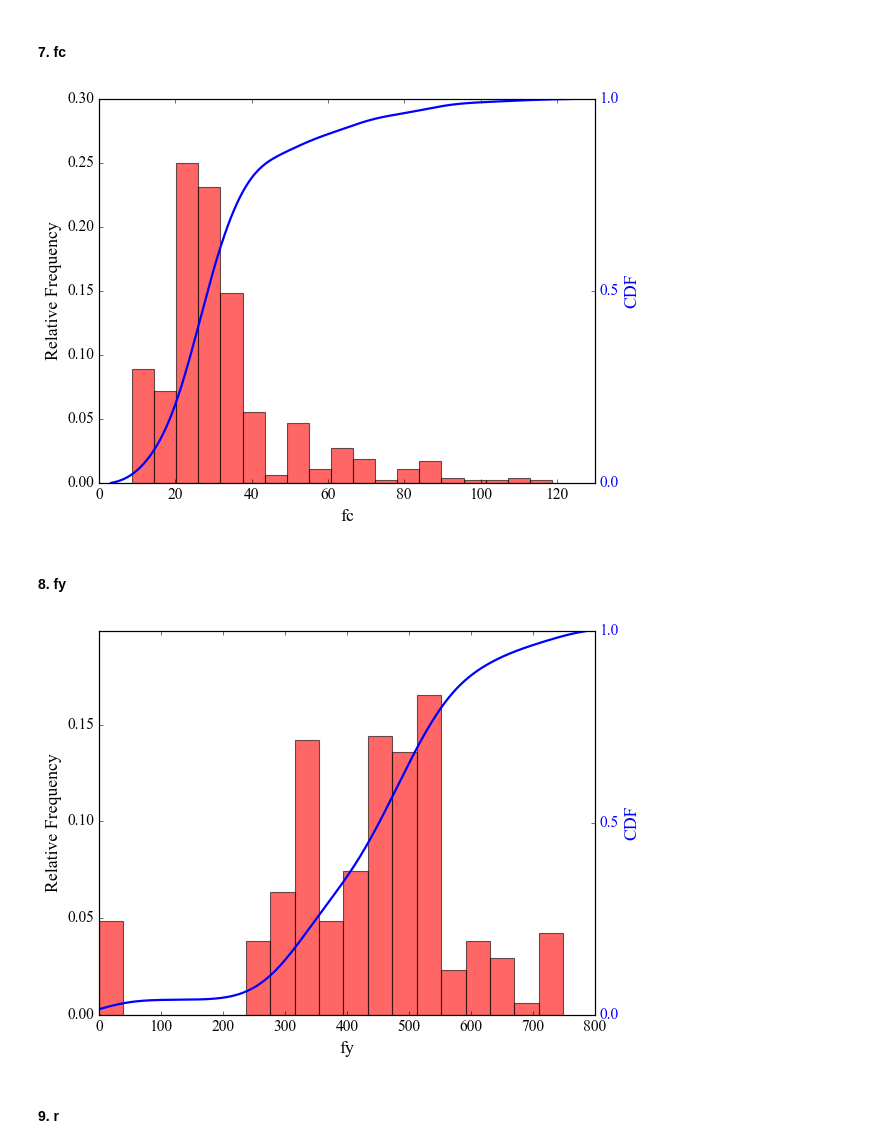
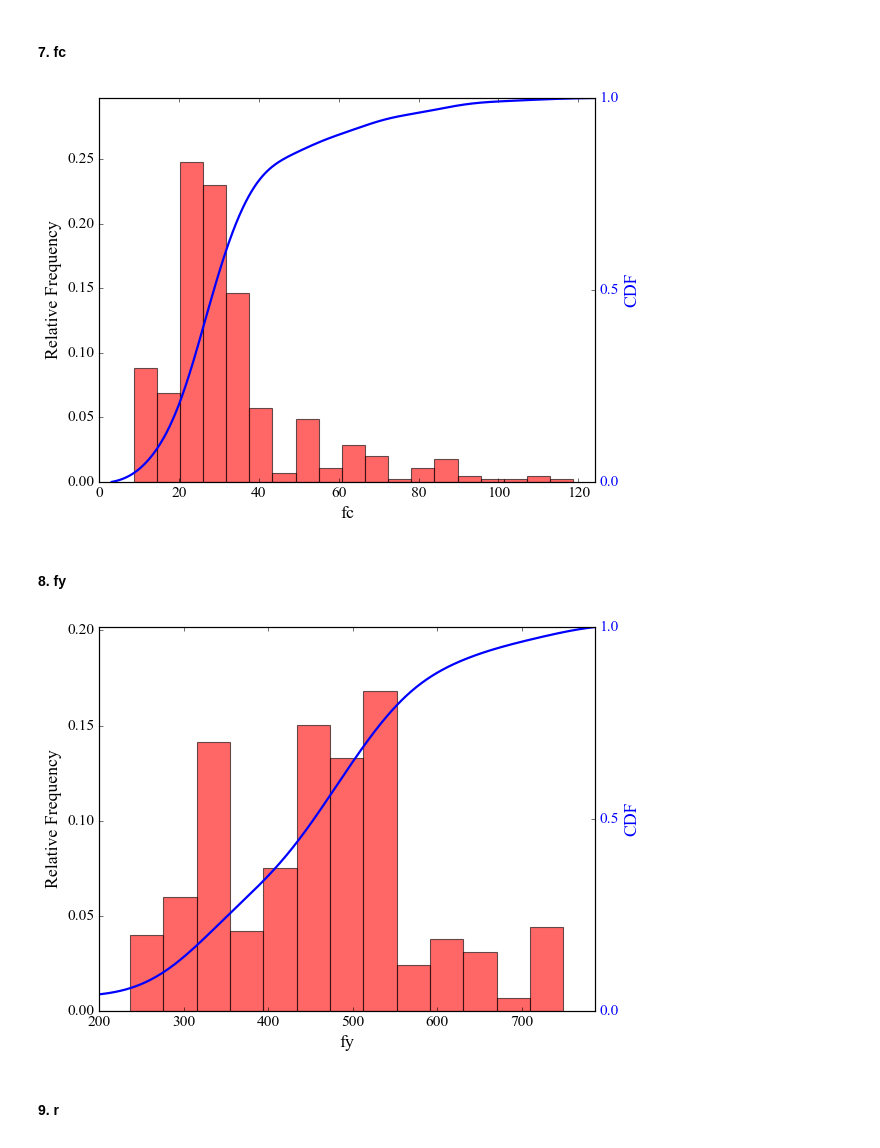
Before and after one commit to kosb123/Punching-shear, a Jupyter notebook: 코드/데이터 분포 그래프.ipynb, the cells around one changed output. Cells and saved outputs as stored; diff of their text form; code cells hidden in the pictures.

Commit message:
feat: implement automated distribution plotting and analysis for dataset features

```diff
--- a/코드/데이터 분포 그래프.ipynb
+++ b/코드/데이터 분포 그래프.ipynb
@@ -277,7 +277,7 @@ plt.rcParams["axes.facecolor"] = "white"
 plt.rcParams["font.size"] = 14
 
 # 2. 새로운 데이터 불러오기
-file_path = "../데이터 베이스/2. 12개 입력값 머신러닝 전단파괴만.xlsx"
+file_path = "../데이터 베이스/3. 12개 입력값 머신러닝 전단파괴만_b100이하 제거.xlsx"
 data = pd.read_excel(file_path)
 
 ######################################################################
@@ -322,7 +322,7 @@ ax1.hist(
 ax1.set_xlabel("b", fontsize=16)
 ######################################################################
 ax1.set_ylabel("Relative Frequency", fontsize=16)
-ax1.set_xlim(0, 900)
+ax1.set_xlim(0, x_max)
 ax1.set_ylim(y1_min, y1_max)
 ax1.tick_params(axis="x", labelsize=14)
 ax1.tick_params(axis="y", labelsize=14)
@@ -369,7 +369,7 @@ plt.rcParams["axes.facecolor"] = "white"
 plt.rcParams["font.size"] = 14
 
 # 2. 새로운 데이터 불러오기
-file_path = "../데이터 베이스/2. 12개 입력값 머신러닝 전단파괴만.xlsx"
+file_path = "../데이터 베이스/3. 12개 입력값 머신러닝 전단파괴만_b100이하 제거.xlsx"
 data = pd.read_excel(file_path)
 
 ######################################################################
@@ -415,7 +415,7 @@ ax1.set_xlabel("A", fontsize=16)
 ######################################################################
 ax1.set_ylabel("Relative Frequency", fontsize=16)
 # ax1.set_xlim(0, x_max)
-ax1.set_xlim(0, 700000)
+ax1.set_xlim(0, x_max)
 ax1.set_ylim(y1_min, y1_max)
 ax1.tick_params(axis="x", labelsize=14)
 ax1.tick_params(axis="y", labelsize=14)
@@ -463,7 +463,7 @@ plt.rcParams["axes.facecolor"] = "white"
 plt.rcParams["font.size"] = 14
 
 # 2. 새로운 데이터 불러오기
-file_path = "../데이터 베이스/2. 12개 입력값 머신러닝 전단파괴만.xlsx"
+file_path = "../데이터 베이스/3. 12개 입력값 머신러닝 전단파괴만_b100이하 제거.xlsx"
 data = pd.read_excel(file_path)
 
 ######################################################################
@@ -557,7 +557,7 @@ plt.rcParams["axes.facecolor"] = "white"
 plt.rcParams["font.size"] = 14
 
 # 2. 새로운 데이터 불러오기
-file_path = "../데이터 베이스/2. 12개 입력값 머신러닝 전단파괴만.xlsx"
+file_path = "../데이터 베이스/3. 12개 입력값 머신러닝 전단파괴만_b100이하 제거.xlsx"
 data = pd.read_excel(file_path)
 
 ######################################################################
@@ -602,7 +602,7 @@ ax1.hist(
 ax1.set_xlabel("fc", fontsize=16)
 ######################################################################
 ax1.set_ylabel("Relative Frequency", fontsize=16)
-ax1.set_xlim(0, 130)
+ax1.set_xlim(0, x_max)
 ax1.set_ylim(y1_min, y1_max)
 ax1.tick_params(axis="x", labelsize=14)
 ax1.tick_params(axis="y", labelsize=14)
@@ -633,7 +633,7 @@ plt.savefig(save_path, format="pdf", bbox_inches="tight")
 
 plt.show()
 # %% [output]
-[figure, old version]
+[figure, new version]
 # %% [markdown]
 #### 8. fy
 # %%
@@ -650,7 +650,7 @@ plt.rcParams["axes.facecolor"] = "white"
 plt.rcParams["font.size"] = 14
 
 # 2. 새로운 데이터 불러오기
-file_path = "../데이터 베이스/2. 12개 입력값 머신러닝 전단파괴만.xlsx"
+file_path = "../데이터 베이스/3. 12개 입력값 머신러닝 전단파괴만_b100이하 제거.xlsx"
 data = pd.read_excel(file_path)
 
 ######################################################################
@@ -695,38 +695,38 @@ ax1.hist(
 ax1.set_xlabel("fy", fontsize=16)
 ######################################################################
 ax1.set_ylabel("Relative Frequency", fontsize=16)
-ax1.set_xlim(0, 800)
+ax1.set_xlim(200, x_max)
 ax1.set_ylim(y1_min, y1_max)
 ax1.tick_params(axis="x", labelsize=14)
 ax1.tick_params(axis="y", labelsize=14)
 
 # 6-2. 오른쪽 y축: 누적 KDE를 이용해 CDF 곡선 그리기
 grid_x = np.linspace(x_min, x_max, 1000)
 try:
     kde = gaussian_kde(reinforcement_data)
     density = kde(grid_x)
     cum = np.cumsum(density) * (grid_x[1] - grid_x[0])
     cum = cum / cum[-1]
     ax2 = ax1.twinx()
     ax2.plot(grid_x, cum, color="blue", lw=2, label="CDF")
     ax2.set_ylabel("CDF", color="blue", fontsize=16)
     ax2.set_ylim(y2_min, y2_max)
     ax2.tick_params(axis="y", labelcolor="blue", labelsize=14)
     ax2.set_yticks(np.arange(0, 1.01, 0.5))
 except Exception as e:
     print("CDF 계산 오류:", e)
 
 # 7. PDF로 저장 (폴더 자동 생성)
 import os
 save_dir = "데이터 분포 그래프"
 os.makedirs(save_dir, exist_ok=True)
 save_path = os.path.join(save_dir, "8. fy.pdf")
 plt.savefig(save_path, format="pdf", bbox_inches="tight")
 
 
 plt.show()
 # %% [output]
-[figure, old version]
+[figure, new version]
 # %% [markdown]
 #### 9. r
 # %%
```
Also changed, not shown: parts of 11 cells of this notebook, 24 other files.
